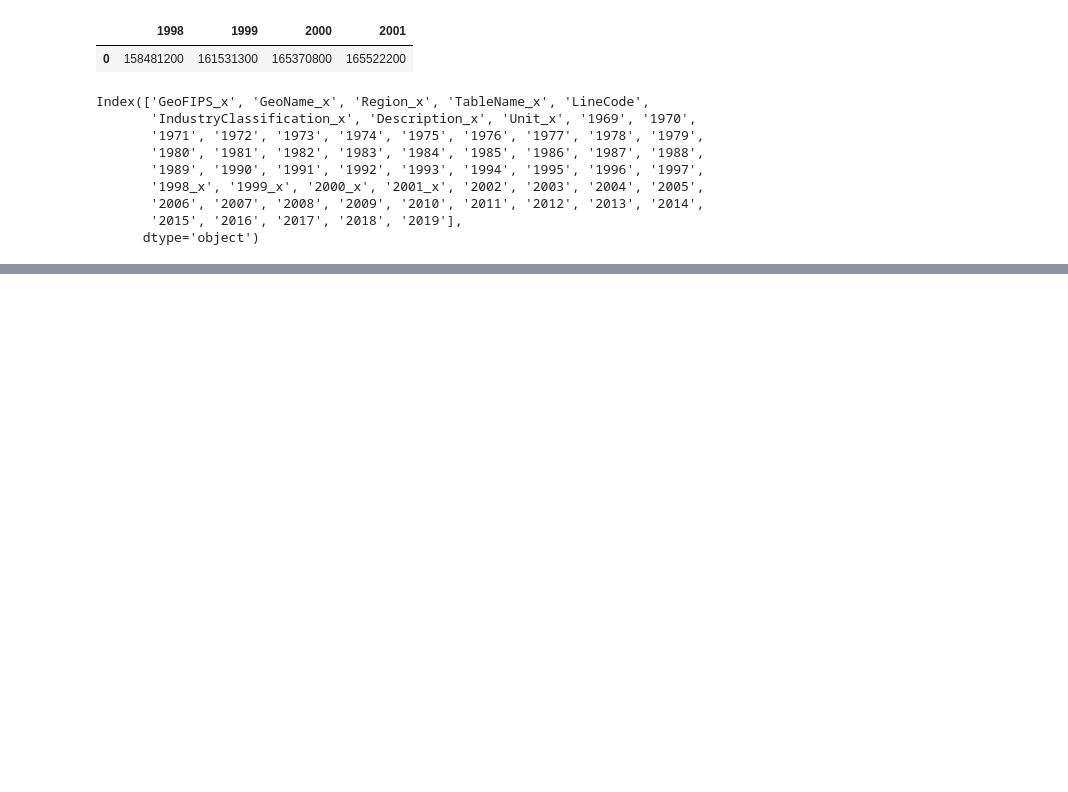
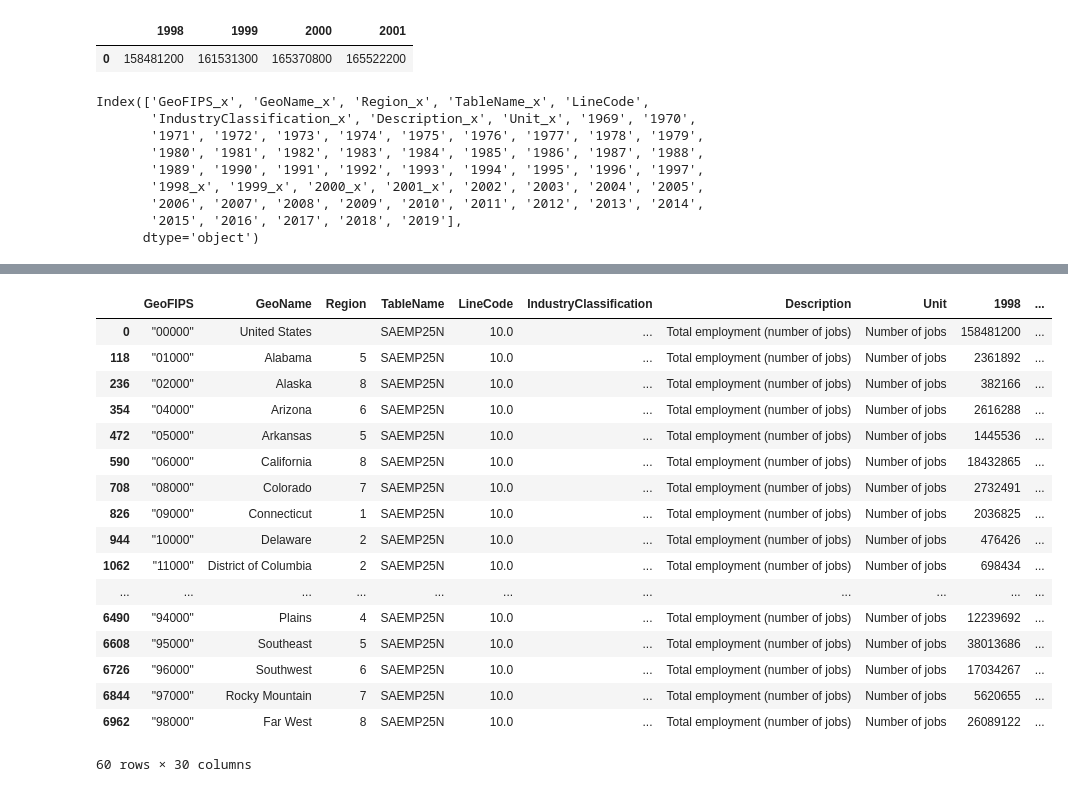
Before and after one commit to devindubin/ProjectOne, a Jupyter notebook: devin_Resources/devin_SAEMP25N.ipynb, the cells around one changed output, grey strips where cells are left out. Cells and saved outputs as stored; diff of their text form; code cells hidden in the pictures; blank space fills up the shorter version.

```diff
--- a/devin_Resources/devin_SAEMP25N.ipynb
+++ b/devin_Resources/devin_SAEMP25N.ipynb
@@ -73,0 +92,21 @@ Name: GeoName_x, dtype: int64
+# %%
+saemp98[saemp98['LineCode'] == 10]
+# %% [output]
+|  | GeoFIPS | GeoName | Region | TableName | LineCode | IndustryClassification | Description | Unit | 1998 | ... |
+| 0 | "00000" | United States |  | SAEMP25N | 10.0 | ... | Total employment (number of jobs) | Number of jobs | 158481200 | ... |
+| 118 | "01000" | Alabama | 5 | SAEMP25N | 10.0 | ... | Total employment (number of jobs) | Number of jobs | 2361892 | ... |
+| 236 | "02000" | Alaska | 8 | SAEMP25N | 10.0 | ... | Total employment (number of jobs) | Number of jobs | 382166 | ... |
+| 354 | "04000" | Arizona | 6 | SAEMP25N | 10.0 | ... | Total employment (number of jobs) | Number of jobs | 2616288 | ... |
+| 472 | "05000" | Arkansas | 5 | SAEMP25N | 10.0 | ... | Total employment (number of jobs) | Number of jobs | 1445536 | ... |
+| 590 | "06000" | California | 8 | SAEMP25N | 10.0 | ... | Total employment (number of jobs) | Number of jobs | 18432865 | ... |
+| 708 | "08000" | Colorado | 7 | SAEMP25N | 10.0 | ... | Total employment (number of jobs) | Number of jobs | 2732491 | ... |
+| 826 | "09000" | Connecticut | 1 | SAEMP25N | 10.0 | ... | Total employment (number of jobs) | Number of jobs | 2036825 | ... |
+| 944 | "10000" | Delaware | 2 | SAEMP25N | 10.0 | ... | Total employment (number of jobs) | Number of jobs | 476426 | ... |
+| 1062 | "11000" | District of Columbia | 2 | SAEMP25N | 10.0 | ... | Total employment (number of jobs) | Number of jobs | 698434 | ... |
+| ... | ... | ... | ... | ... | ... | ... | ... | ... | ... | ... |
+| 6490 | "94000" | Plains | 4 | SAEMP25N | 10.0 | ... | Total employment (number of jobs) | Number of jobs | 12239692 | ... |
+| 6608 | "95000" | Southeast | 5 | SAEMP25N | 10.0 | ... | Total employment (number of jobs) | Number of jobs | 38013686 | ... |
+| 6726 | "96000" | Southwest | 6 | SAEMP25N | 10.0 | ... | Total employment (number of jobs) | Number of jobs | 17034267 | ... |
+| 6844 | "97000" | Rocky Mountain | 7 | SAEMP25N | 10.0 | ... | Total employment (number of jobs) | Number of jobs | 5620655 | ... |
+| 6962 | "98000" | Far West | 8 | SAEMP25N | 10.0 | ... | Total employment (number of jobs) | Number of jobs | 26089122 | ... |
+60 rows × 30 columns
```
Also changed, not shown: parts of 2 cells of this notebook.
